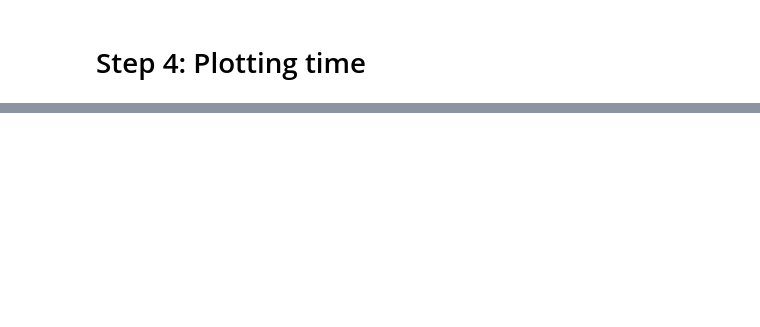
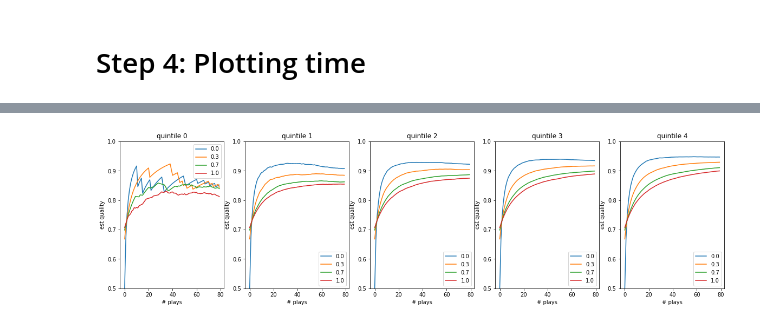
Before and after one commit to LEFTA98/ratings_with_eb, a Jupyter notebook: soal_sims_analysis.ipynb, the cells around one changed output, grey strips where cells are left out. Drawn from its saved outputs; the diff is of its cells as text; code cells hidden in the pictures; blank space fills up the shorter version.

```diff
--- a/soal_sims_analysis.ipynb
+++ b/soal_sims_analysis.ipynb
@@ -67,0 +107,35 @@ dict_keys([10328, 1351, 6757, 1095, 4028, 8915, 4706, 4443, 7039, 6763, 1299, 72
+# %%
+plot_dict = dict()
+count_dict = dict()
+for k in data_dict:
+    curr_priors = ((1-k)*1.0 + k*prior_a, (1-k)*1.0 + k*prior_b)
+    for quint in range(1,num_quints+1):
+        plot_dict[(k, quint)] = np.zeros(cutoff)
+        count_dict[(k, quint)] = 0
+    for l in data_dict[k]:
+        for traj in data_dict[k][l]:
+            t = np.unique(traj,axis=0)
+            if len(t) >= cutoff:
+                prod_id = l if k==0.0 else l[0]
+                traj_qual = quantile_df[prod_id]
+                plot_dict[(k, traj_qual)] += t[:cutoff,0]/(t[:cutoff,0] + t[:cutoff,1])
+                count_dict[(k, traj_qual)] += 1
+
+for k in count_dict:
+    if count_dict[k] != 0:
+        plot_dict[k] = plot_dict[k]/count_dict[k]
+# %%
+f,axes=plt.subplots(1,5)
+f.set_size_inches(20, 5)
+for i in range(len(axes)):
+    plt.sca(axes[i])
+    plt.title(f'quintile {i}')
+    plt.ylim((0.5, 1))
+    keys = [(k,i+1) for k in data_dict]
+    for k in keys:
+        plt.plot(plot_dict[k],label=k[0])
+    plt.legend()
+    plt.xlabel('# plays')
+    plt.ylabel('est quality')
+# %% [output]
+[figure, added]
```
Also changed, not shown: parts of 19 cells of this notebook.
